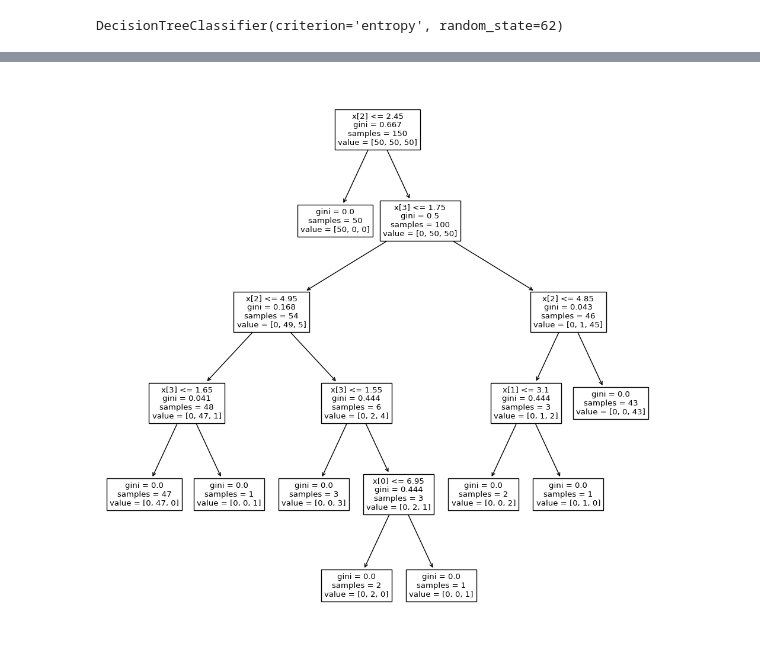
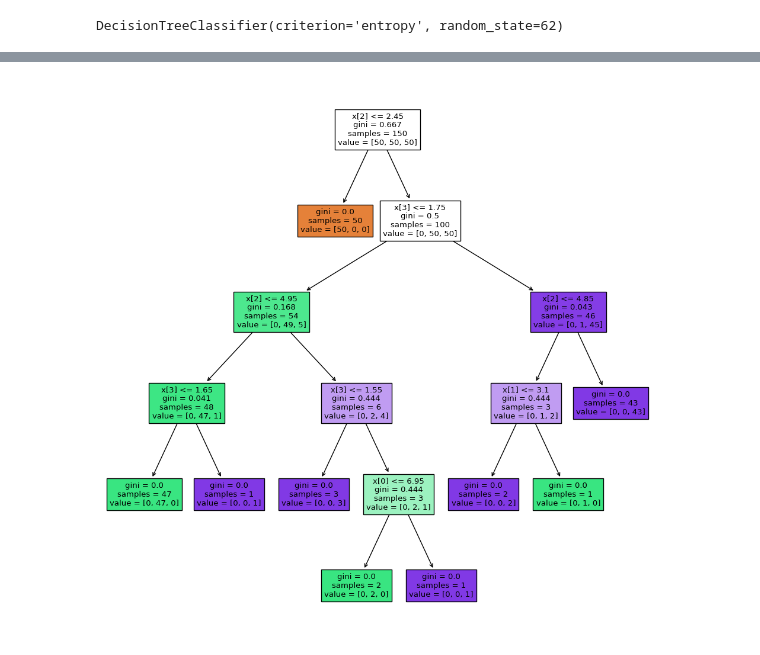
Before and after one commit to Victor1Atela/Victor1Atela, a Jupyter notebook: CAT2.ipynb, the cells around one changed output, grey strips where cells are left out. Drawn from its saved outputs; the diff is of its cells as text; code cells hidden in the pictures.

```diff
--- a/CAT2.ipynb
+++ b/CAT2.ipynb
@@ -85,12 +85,12 @@ Classification report:
 # %%
 from sklearn import tree
 from sklearn.datasets import load_files, load_iris
 import matplotlib.pyplot as pd
 iris = load_iris()
 plt.figure(figsize=(12,12))
 vao = tree.DecisionTreeClassifier()
 vao.fit(iris.data, iris.target)
-tree.plot_tree(vao)
+tree.plot_tree(vao, filled=True)
 plt.show()
 # %% [output]
-[figure, old version]
+[figure, new version]
```
